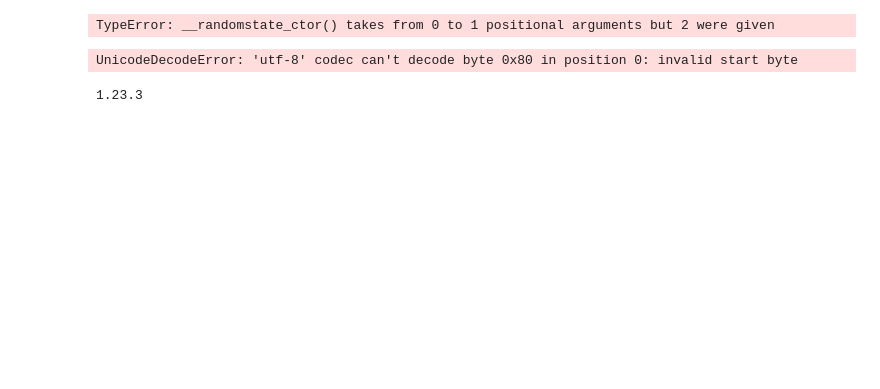
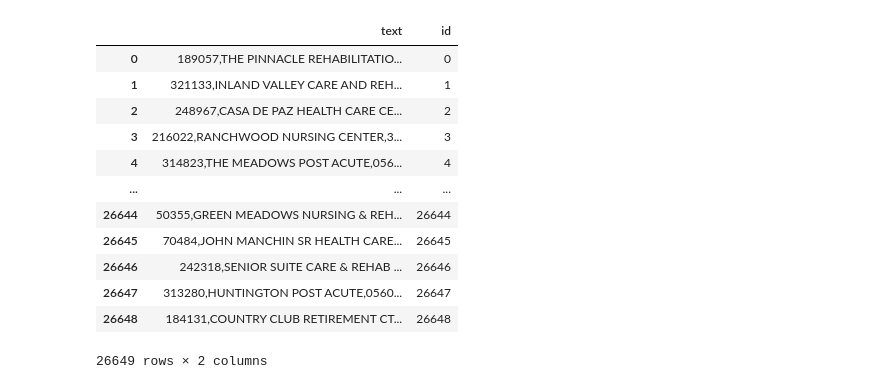
Before and after one commit to visheshnarayan/trends-demo, a Jupyter notebook: test.ipynb, the cells around one changed output. Cells and saved outputs as stored; diff of their text form; code cells hidden in the pictures; blank space fills up the shorter version.

```diff
--- a/test.ipynb
+++ b/test.ipynb
@@ -38,12 +0,0 @@ import numpy
-# %%
-model = Word2Vec.load("/Users/visheshnarayan/Documents/Work/MindLab/trends-demo/home/helper/trends/healthcare/models/2018.model")
-# %% [output]
-TypeError: __randomstate_ctor() takes from 0 to 1 positional arguments but 2 were given
-# %%
-model = KeyedVectors.load_word2vec_format("/Users/visheshnarayan/Documents/Work/MindLab/trends-demo/home/helper/trends/healthcare/models/2018.model", binary=False)
-# %% [output]
-UnicodeDecodeError: 'utf-8' codec can't decode byte 0x80 in position 0: invalid start byte
-# %%
-print(numpy.__version__)
-# %% [output]
-1.23.3
@@ -49,0 +3,22 @@ print(numpy.__version__)
+# %%
+text=pd.read_csv("home/helper/trends/healthcare/data/2017.csv", sep="U+000A")
+text.columns=['text']
+# drop unecessary columns
+# to_drop=[column for column in text.columns if column!='text']
+# text=text.drop(columns=to_drop, axis=1)
+text['id']=text.index
+text
+# %% [output]
+|  | text | id |
+| 0 | 189057,THE PINNACLE REHABILITATIO... | 0 |
+| 1 | 321133,INLAND VALLEY CARE AND REH... | 1 |
+| 2 | 248967,CASA DE PAZ HEALTH CARE CE... | 2 |
+| 3 | 216022,RANCHWOOD NURSING CENTER,3... | 3 |
+| 4 | 314823,THE MEADOWS POST ACUTE,056... | 4 |
+| ... | ... | ... |
+| 26644 | 50355,GREEN MEADOWS NURSING & REH... | 26644 |
+| 26645 | 70484,JOHN MANCHIN SR HEALTH CARE... | 26645 |
+| 26646 | 242318,SENIOR SUITE CARE & REHAB ... | 26646 |
+| 26647 | 313280,HUNTINGTON POST ACUTE,0560... | 26647 |
+| 26648 | 184131,COUNTRY CLUB RETIREMENT CT... | 26648 |
+26649 rows × 2 columns
```
Also changed, not shown: parts of 18 cells of this notebook, 17 other files.
